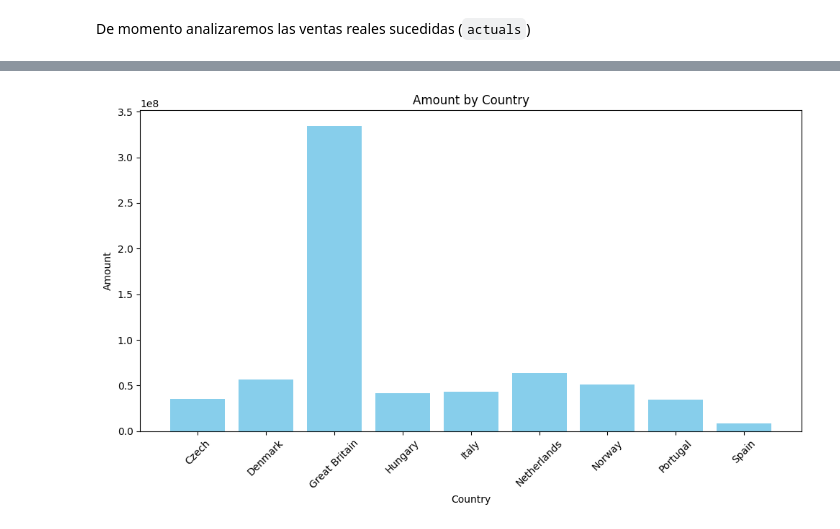
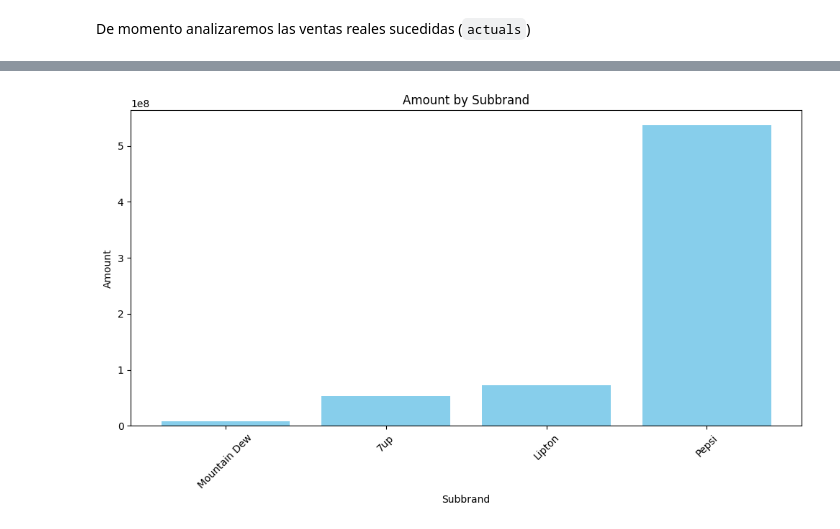
Before and after one commit to anruki/UFV_Visualizacion, a Jupyter notebook: EjerciciosClase/Ventas.ipynb, the cells around one changed output, grey strips where cells are left out. Saved outputs shown, nothing was run; the diff lists cells and outputs as text; code cells hidden in the pictures.

```diff
--- a/EjerciciosClase/Ventas.ipynb
+++ b/EjerciciosClase/Ventas.ipynb
@@ -100,6 +100,3 @@ spain_pepsi.head()
 **Columna date**
 
 Incluye `MONTH` y `YEAR`
-# %%
-# Crear una columna de pandas datetime
-df['DATE'] = pd.to_datetime(df.assign(DAY=1)[['YEAR', 'MONTH', 'DAY']])
@@ -630,0 +632,13 @@ De momento analizaremos las ventas reales sucedidas (`actuals`)
+# %%
+# Creamos un diccionario para agrupar las submarcas
+subbrand_mapping = {
+    'Pepsi Max (L3)': 'Pepsi',
+    'Pepsi Regular (L3)': 'Pepsi',
+    '7up (L3)': '7up',
+    '7up Free (L3)': '7up',
+    'Lipton (L3)': 'Lipton',
+    'Mountain Dew (L3)': 'Mountain Dew'
+}
+
+# Creamos una nueva columna de SUBBRAND_GROUPED mapeando las submarcas
+actuals.loc[:, 'SUBBRAND_GROUPED'] = actuals['SUBBRAND'].map(subbrand_mapping)
@@ -658,3 +800,5 @@ plt.show()
 # %%
 # Agrupamos los datos por pais y sumamos los valores de ventas (AMOUNT) para cada combinación
-actuals_grouped = actuals.groupby(['COUNTRY'])['AMOUNT'].sum().reset_index()
+actuals_grouped = actuals.groupby(['SUBBRAND_GROUPED'])['AMOUNT'].sum().reset_index()
+# Ordenar en orden descendente y reasignar al DataFrame original
+actuals_grouped = actuals_grouped.sort_values(by='AMOUNT', ascending=False)
@@ -681,0 +805,17 @@ plt.gca().spines[['top', 'right']].set_visible(False)
+# %%
+import matplotlib.pyplot as plt
+# Ordenar en orden ascendente y reasignar al DataFrame original
+actuals_grouped = actuals_grouped.sort_values(by='AMOUNT', ascending=True)
+
+# 1. Crear el gráfico de tarta
+plt.figure(figsize=(8, 8))
+
+# Usamos `plt.pie()` para crear el gráfico de tarta
+plt.pie(actuals_grouped['AMOUNT'], labels=actuals_grouped['SUBBRAND_GROUPED'], autopct='%1.1f%%', colors=plt.cm.Paired.colors)
+
+# 2. Añadir título
+plt.title('Amount by subbrand')
+
+# Mostrar gráfico
+plt.tight_layout()
+plt.show()
@@ -682,18 +824,20 @@ plt.gca().spines[['top', 'right']].set_visible(False)
 # %%
+
 # Create a bar plot
 plt.figure(figsize=(10, 6))
-plt.bar(actuals_grouped['COUNTRY'], actuals_grouped['AMOUNT'], color='skyblue')
+plt.bar(actuals_grouped['SUBBRAND_GROUPED'], actuals_grouped['AMOUNT'], color='skyblue')
+
 
 # Add labels and title
-plt.xlabel('Country')
+plt.xlabel('Subbrand')
 plt.ylabel('Amount')
-plt.title('Amount by Country')
+plt.title('Amount by Subbrand')
 
 # Rotate x-axis labels for better readability
 plt.xticks(rotation=45)
 
 # Display the plot
 plt.tight_layout()
 plt.show()
 # %% [output]
-[figure, old version]
+[figure, new version]
```
Also changed, not shown: parts of 39 cells of this notebook.
